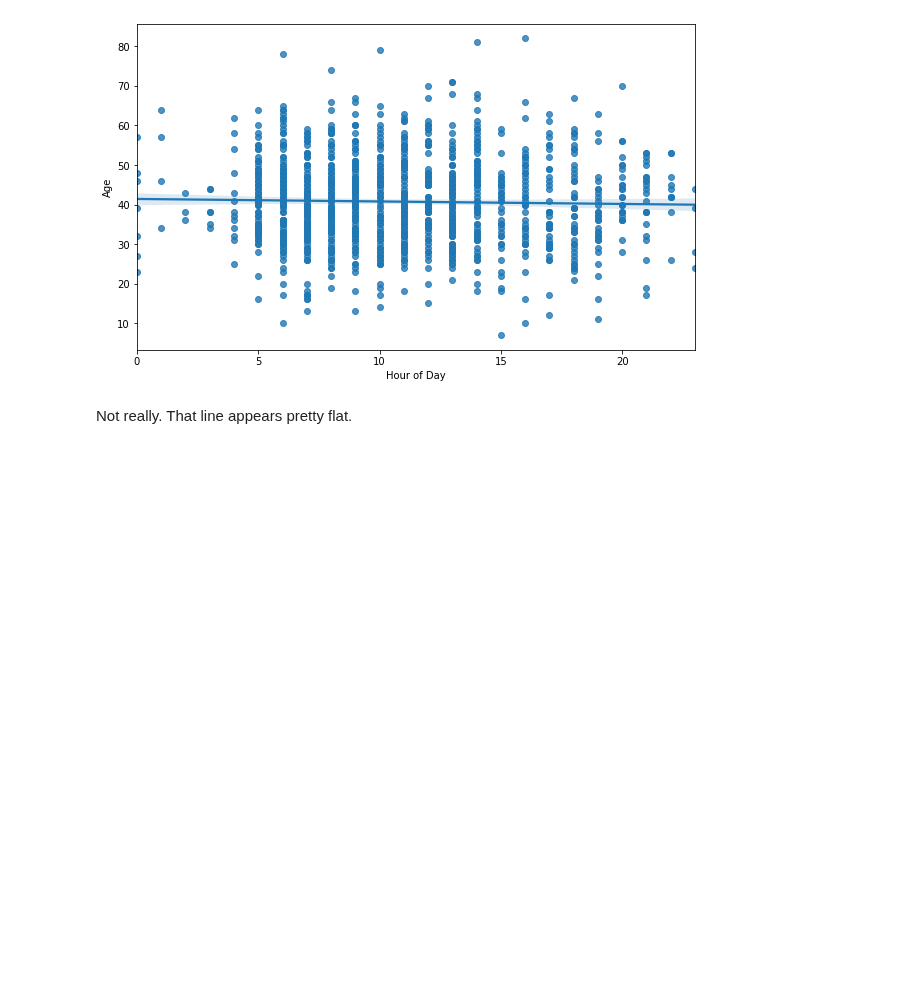
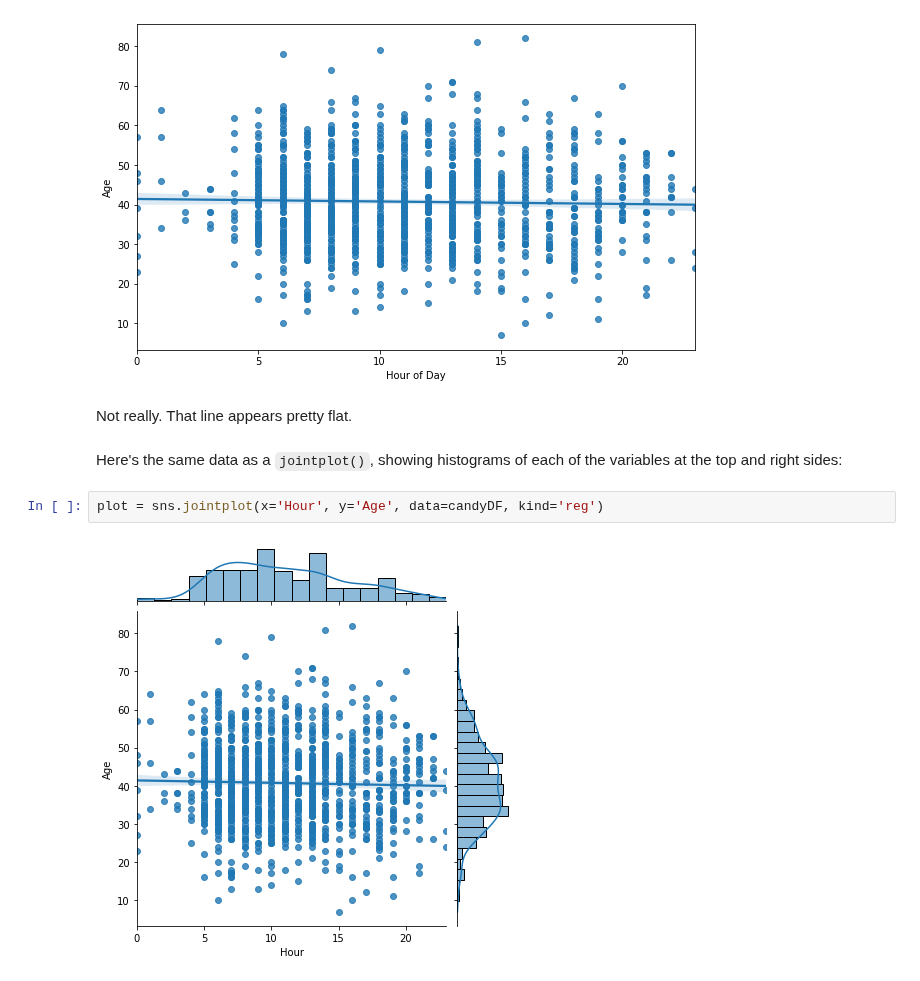
Before and after one commit to ScottBreitbach/DSC540, a Jupyter notebook: Weeks9-10/BreitbachScott_DSC540_Weeks9-10.ipynb, the cells around one changed output. Saved outputs shown, nothing was run; the diff lists cells and outputs as text; blank space fills up the shorter version.

```diff
--- a/Weeks9-10/BreitbachScott_DSC540_Weeks9-10.ipynb
+++ b/Weeks9-10/BreitbachScott_DSC540_Weeks9-10.ipynb
@@ -594,3 +605,9 @@ plot.set(xlabel="Hour of Day", ylabel='Age')
 [figure]
 # %% [markdown]
 Not really. That line appears pretty flat.
+# %% [markdown]
+Here's the same data as a `jointplot()`, showing histograms of each of the variables at the top and right sides:
+# %%
+plot = sns.jointplot(x='Hour', y='Age', data=candyDF, kind='reg')
+# %% [output]
+[figure, added]
```
Also changed, not shown: parts of 44 cells of this notebook, 2 other files.
